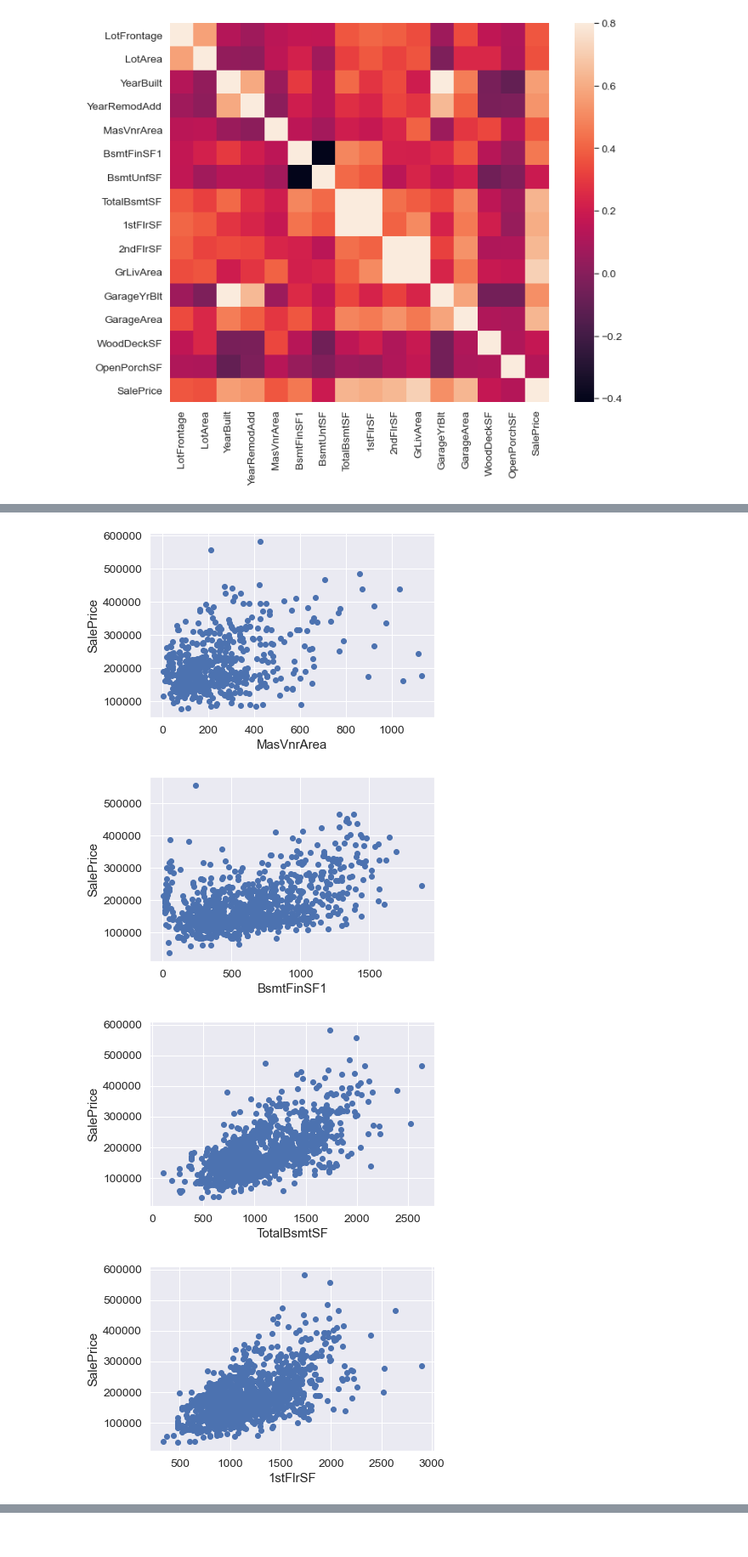
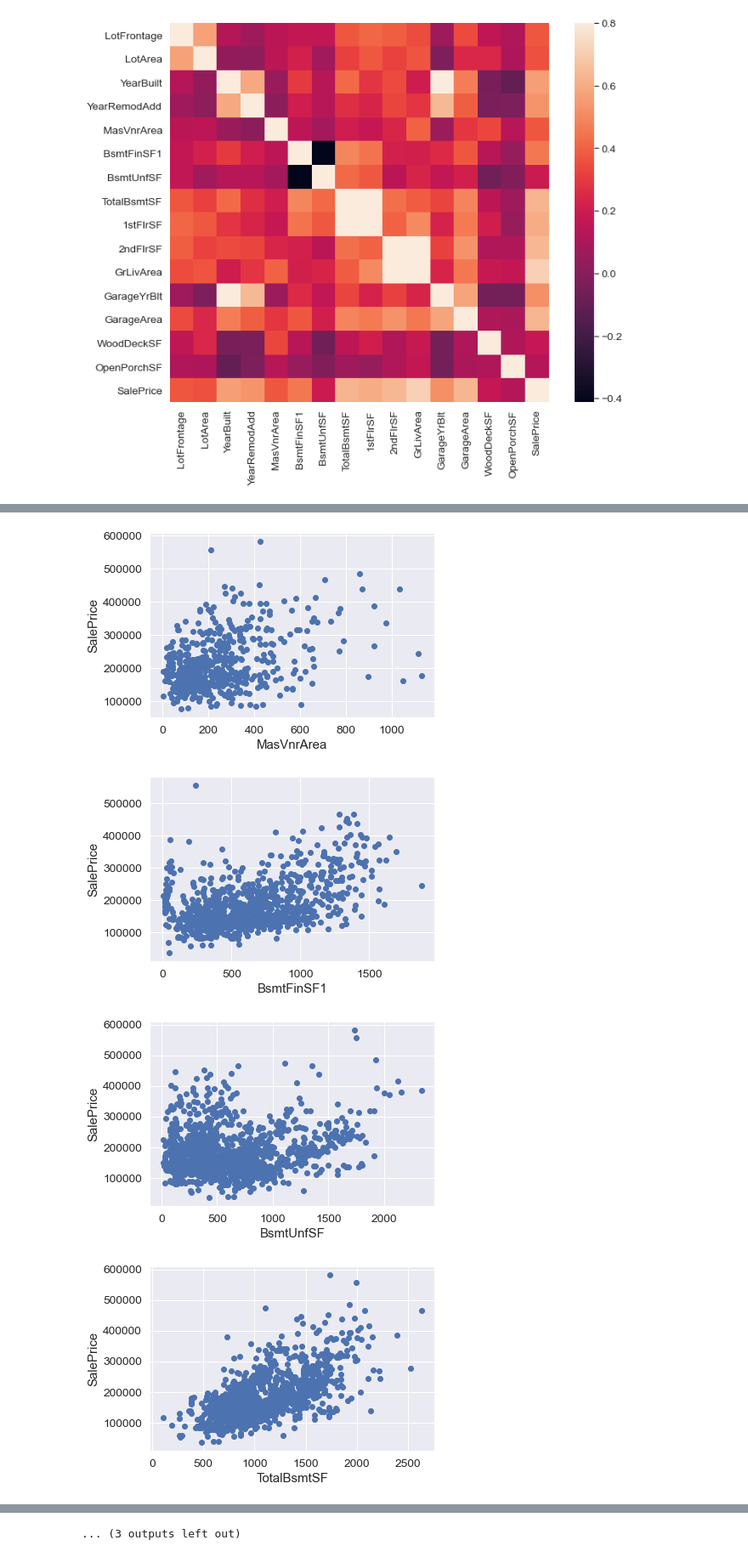
Before and after one commit to Victra15/lectures-bigphys, a Jupyter notebook: term_project/Bigdata term project - House prices.ipynb, the cells around one changed output, grey strips where cells are left out. Shown at 85% size. Cells and saved outputs as stored; diff of their text form; code cells hidden in the pictures.

```diff
--- a/term_project/Bigdata term project - House prices.ipynb
+++ b/term_project/Bigdata term project - House prices.ipynb
@@ -1464,33 +1463,18 @@ sns.heatmap(corrmat, vmax=.8, square=True);
 # %% [output]
 [figure]
 # %%
-selected_numeric_data_list2 = [
-    "LotFrontage",
-    "LotArea",
-    "YearBuilt",
-    "YearRemodAdd",
-    "MasVnrArea",
-    "BsmtFinSF1",
-    "TotalBsmtSF",
-    "1stFlrSF",
-    "2ndFlrSF",
-    "GrLivArea",
-    "GarageYrBlt",
-    "GarageArea",
-]
-
-for numeric_data_column in df_train[selected_numeric_data_list2]:
+for numeric_data_column in df_train[selected_numeric_data_list]:
     plt.scatter(df_train[numeric_data_column],df_train["SalePrice"])
     plt.xlabel(numeric_data_column)
     plt.ylabel("SalePrice")
 #     plt.savefig(numeric_data_column)
     plt.show()
 # %% [output]
 [figure]
 [figure]
 [figure]
 [figure]
 [figure]
 [figure]
-[figure, old version]
+[figure, new version]
-[figure, old version]
+[figure, new version]
@@ -1501,3 +1485,4 @@ for numeric_data_column in df_train[selected_numeric_data_list2]:
+... (3 outputs left out)
 # %%
 def other_guess_function(x, a, b):
     return a*x + b
```
Also changed, not shown: parts of 5 cells of this notebook, 15 other files.
